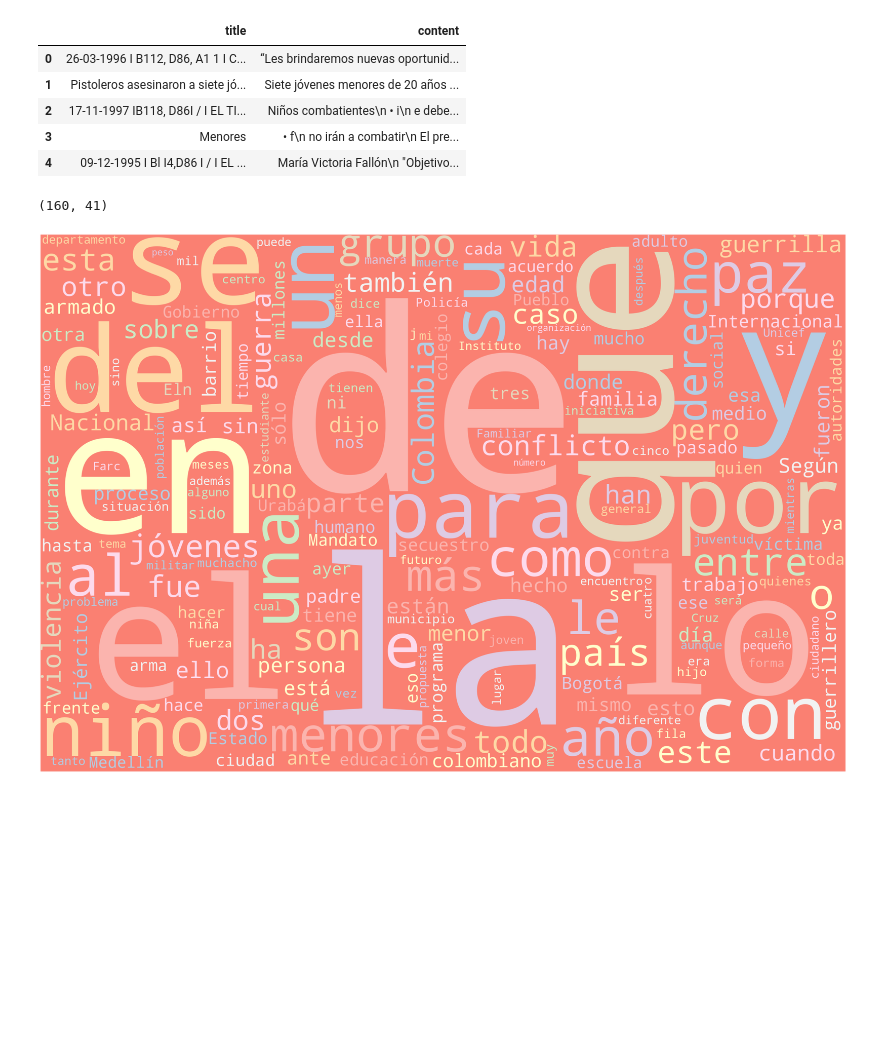
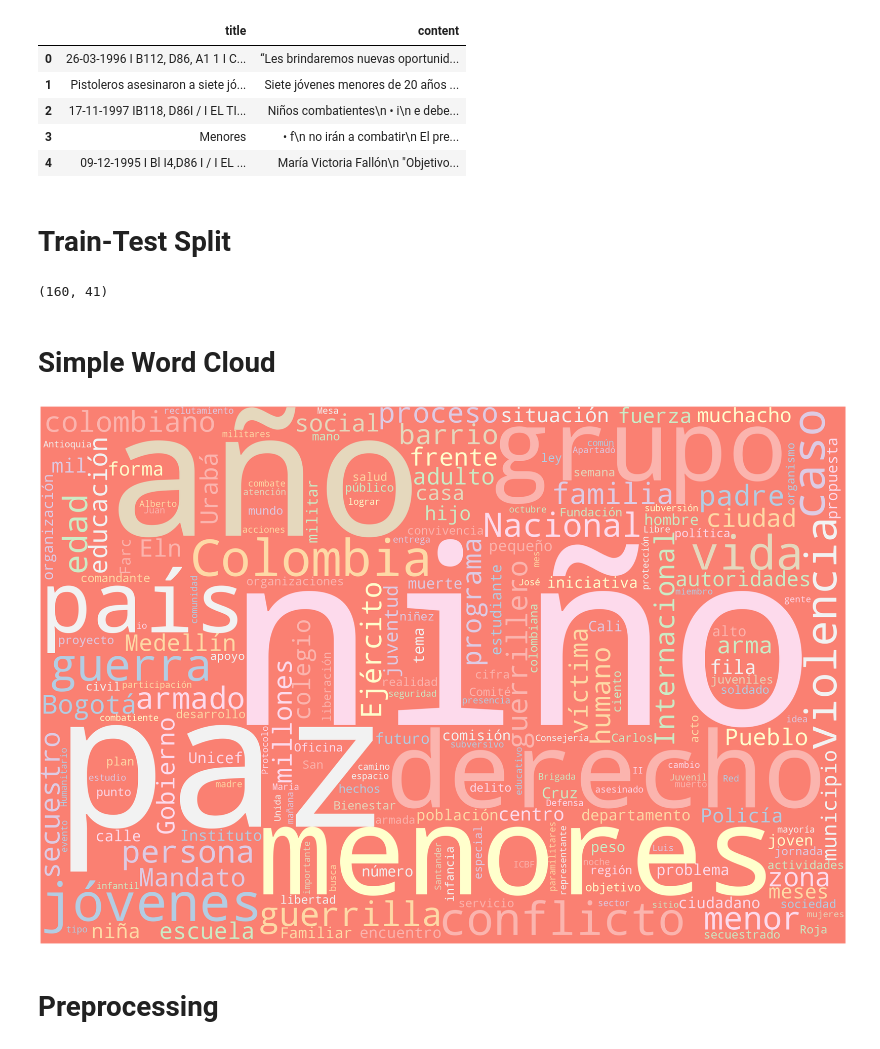
Before and after one commit to alozada10/speech_analysis, a Jupyter notebook: code/Word_Cloud_EDA.ipynb, the cells around one changed output. Cells and saved outputs as stored; diff of their text form; code cells hidden in the pictures; blank space fills up the shorter version.

Commit message:
Removing len 1 words from wordclouds

```diff
--- a/code/Word_Cloud_EDA.ipynb
+++ b/code/Word_Cloud_EDA.ipynb
@@ -43,6 +54,8 @@ data.head(5)
 | 2 | ﻿17-11-1997 IB118, D86I / I EL TI... | Niños combatientes\n • i\n e debe... |
 | 3 | ﻿Menores | • f\n no irán a combatir\n El pre... |
 | 4 | ﻿09-12-1995 I Bl I4,D86 I / I EL ... | María Victoria Fallón\n "Objetivo... |
+# %% [markdown]
+# Train-Test Split
 # %%
 # Split train test
 stop_ix = int(0.8*len(data.index))
@@ -51,28 +64,40 @@ data_test = data[stop_ix:]
 len(data_train.index),len(data_test.index)
 # %% [output]
 (160, 41)
+# %% [markdown]
+# Simple Word Cloud
 # %%
 # Import package
-from wordcloud import WordCloud, STOPWORDS
+from wordcloud import WordCloud
 
-# Define a function to plot word cloud
-def plot_cloud(wordcloud):
+# Define a function to plot word cloud and savefile
+def plot_cloud(wordcloud, file_to_save):
     # Set figure size
     plt.figure(figsize=(40, 30))
     # Display image
     plt.imshow(wordcloud)
     # No axis details
     plt.axis("off")
 
-# Text
+    # Saves file
+    plt.savefig(f'{images_path}/wordcloud/{file_to_save}')
+
+
+# Updates stopwords
+stop_words = nlp.Defaults.stop_words.union(set({'y','a'}))
+
+# Text of all articles together
 overall_text = ' '.join(data['content'].array)
 
 # Generate word cloud
 wordcloud = WordCloud(width = 3000, height = 2000,
                       random_state=1, background_color='salmon', colormap='Pastel1',
-                      collocations=False, stopwords = STOPWORDS).generate(overall_text)
+                      collocations=False, stopwords = nlp.Defaults.stop_words,
+                      min_word_length=2).generate(overall_text)
 # Plot
-plot_cloud(wordcloud)
+plot_cloud(wordcloud, 'overall_text.png')
 # %% [output]
-[figure, old version]
+[figure, new version]
+# %% [markdown]
+# Preprocessing
 # %%
```
Also changed, not shown: parts of 7 cells of this notebook, 1 other file.
